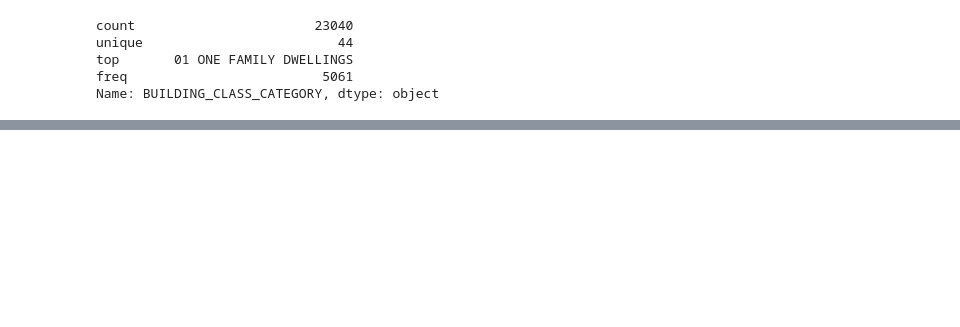
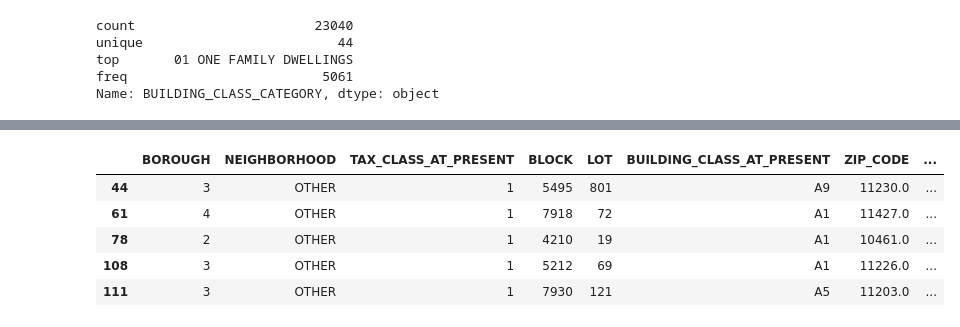
Before and after one commit to DRodriguez615/DS-Unit-2-Linear-Models, a Jupyter notebook: module3-ridge-regression/LS_DS_213_assignment.ipynb, the cells around one changed output, grey strips where cells are left out. Drawn from its saved outputs; the diff is of its cells as text; code cells hidden in the pictures; blank space fills up the shorter version.

```diff
--- a/module3-ridge-regression/LS_DS_213_assignment.ipynb
+++ b/module3-ridge-regression/LS_DS_213_assignment.ipynb
@@ -112,0 +287,10 @@ Name: BUILDING_CLASS_CATEGORY, dtype: object
+# %%
+# before encoding
+X_train.head()
+# %% [output]
+|  | BOROUGH | NEIGHBORHOOD | TAX_CLASS_AT_PRESENT | BLOCK | LOT | BUILDING_CLASS_AT_PRESENT | ZIP_CODE | ... |
+| 44 | 3 | OTHER | 1 | 5495 | 801 | A9 | 11230.0 | ... |
+| 61 | 4 | OTHER | 1 | 7918 | 72 | A1 | 11427.0 | ... |
+| 78 | 2 | OTHER | 1 | 4210 | 19 | A1 | 10461.0 | ... |
+| 108 | 3 | OTHER | 1 | 5212 | 69 | A1 | 11226.0 | ... |
+| 111 | 3 | OTHER | 1 | 7930 | 121 | A5 | 11203.0 | ... |
```
Also changed, not shown: parts of 22 cells of this notebook.
